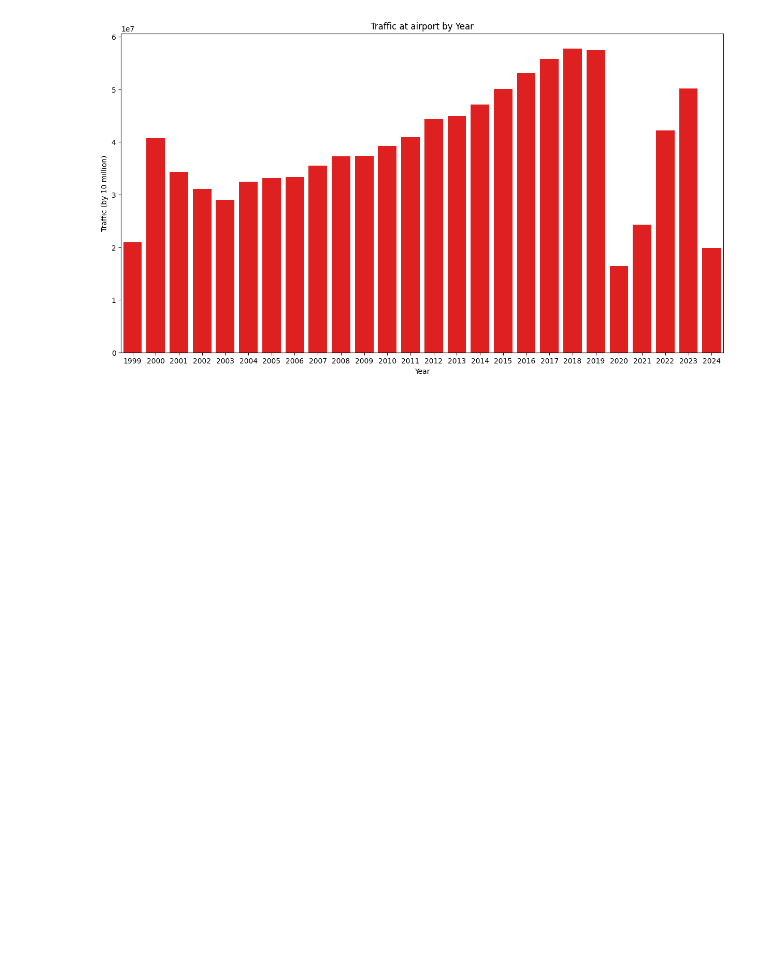
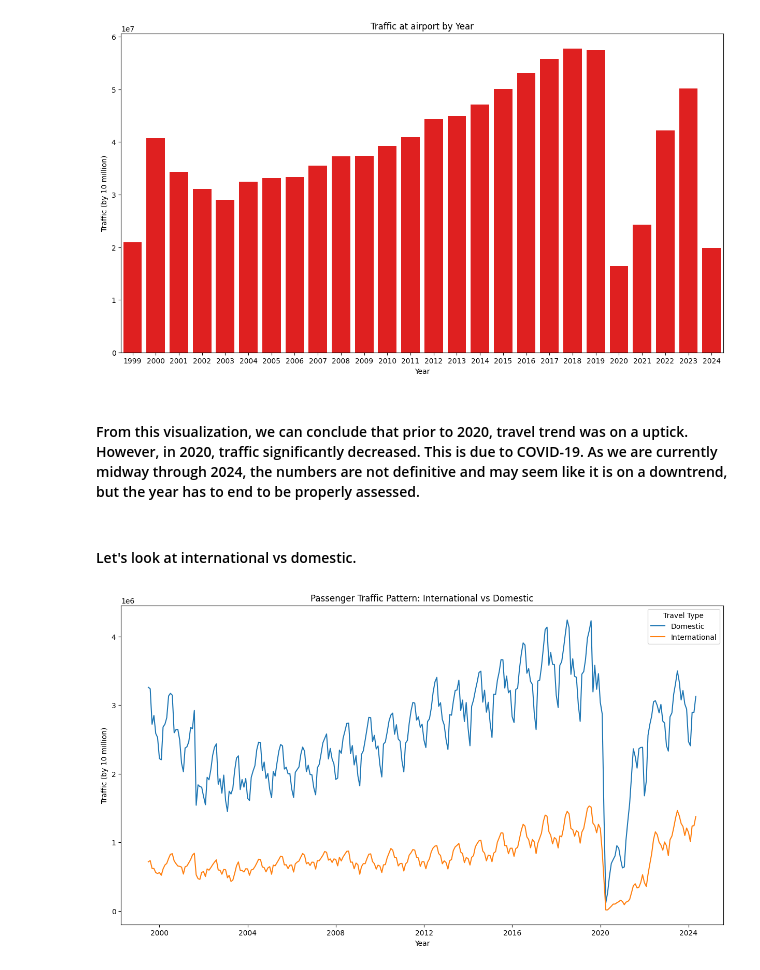
Before and after one commit to 17aabbas/SF-Airport-Analysis, a Jupyter notebook: SF Analysis.ipynb, the cells around one changed output. Cells and saved outputs as stored; diff of their text form; code cells hidden in the pictures; blank space fills up the shorter version.

```diff
--- a/SF Analysis.ipynb
+++ b/SF Analysis.ipynb
@@ -328,3 +327,19 @@ plt.title('Traffic at airport by Year')
 plt.show()
 # %% [output]
 [figure]
+# %% [markdown]
+#### From this visualization, we can conclude that prior to 2020, travel trend was on a uptick. However, in 2020, traffic significantly decreased. This is due to COVID-19. As we are currently midway through 2024, the numbers are not definitive and may seem like it is on a downtrend, but the year has to end to be properly assessed.
+# %% [markdown]
+#### Let's look at international vs domestic.
+# %%
+traffic_type = data.groupby(['Activity Period Start Date', 'GEO Summary'])['Passenger Count'].sum().reset_index()
+
+plt.figure(figsize=(15,8))
+sns.lineplot(x = 'Activity Period Start Date', y = 'Passenger Count', data = traffic_type, hue = 'GEO Summary')
+plt.xlabel('Year')
+plt.ylabel('Traffic (by 10 million)')
+plt.title('Passenger Traffic Pattern: International vs Domestic')
+plt.legend(title='Travel Type')
+plt.show()
+# %% [output]
+[figure, added]
```
Also changed, not shown: parts of 6 cells of this notebook.
